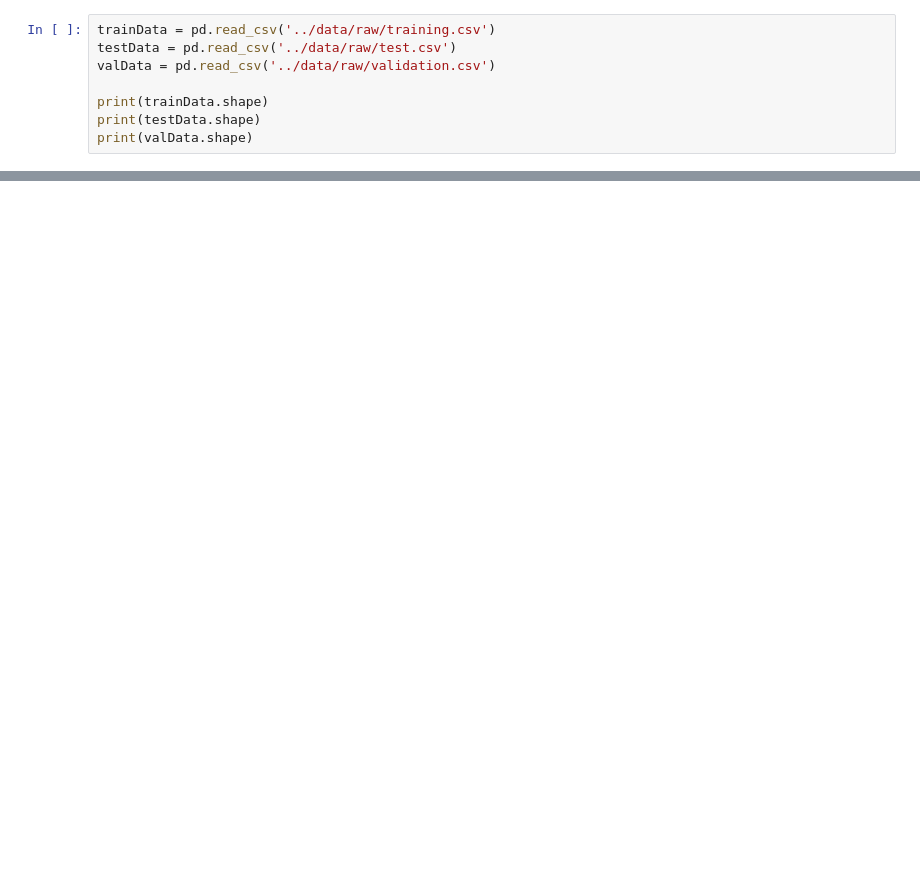
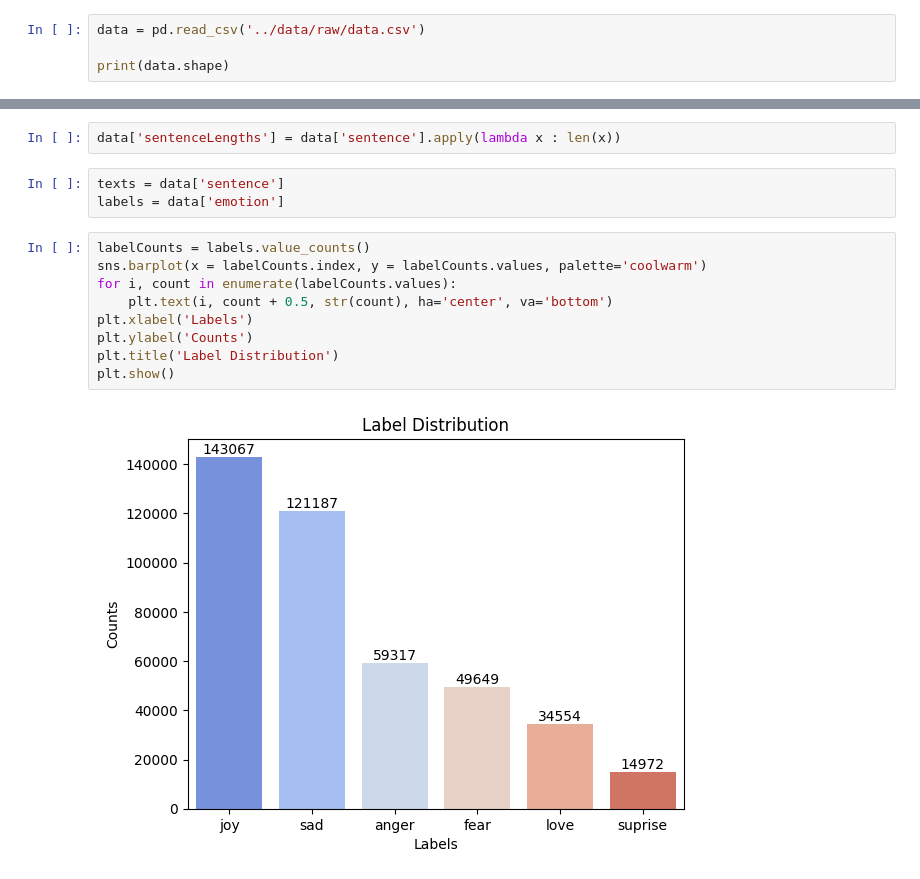
Before and after one commit to KarthikNot/NeuroTone, a Jupyter notebook: notebooks/01_data_preprocessing.ipynb, the cells around one changed output, grey strips where cells are left out. Saved outputs shown, nothing was run; the diff lists cells and outputs as text; blank space fills up the shorter version.

Commit message:
completed data-preprocessing

```diff
--- a/notebooks/01_data_preprocessing.ipynb
+++ b/notebooks/01_data_preprocessing.ipynb
@@ -9,9 +27,5 @@ from nltk.corpus import stopwords
 # %%
-trainData = pd.read_csv('../data/raw/training.csv')
-testData = pd.read_csv('../data/raw/test.csv')
-valData = pd.read_csv('../data/raw/validation.csv')
+data = pd.read_csv('../data/raw/data.csv')
 
-print(trainData.shape)
-print(testData.shape)
-print(valData.shape)
+print(data.shape)
 # %% [output]
@@ -44,0 +54,16 @@ valData['text'] = valData['text'].apply(cleanText)
+# %%
+data['sentenceLengths'] = data['sentence'].apply(lambda x : len(x))
+# %%
+texts = data['sentence']
+labels = data['emotion']
+# %%
+labelCounts = labels.value_counts()
+sns.barplot(x = labelCounts.index, y = labelCounts.values, palette='coolwarm')
+for i, count in enumerate(labelCounts.values):
+    plt.text(i, count + 0.5, str(count), ha='center', va='bottom')
+plt.xlabel('Labels')
+plt.ylabel('Counts')
+plt.title('Label Distribution')
+plt.show()
+# %% [output]
+[figure, added]
```
Also changed, not shown: parts of 13 cells of this notebook, 1 other file.
